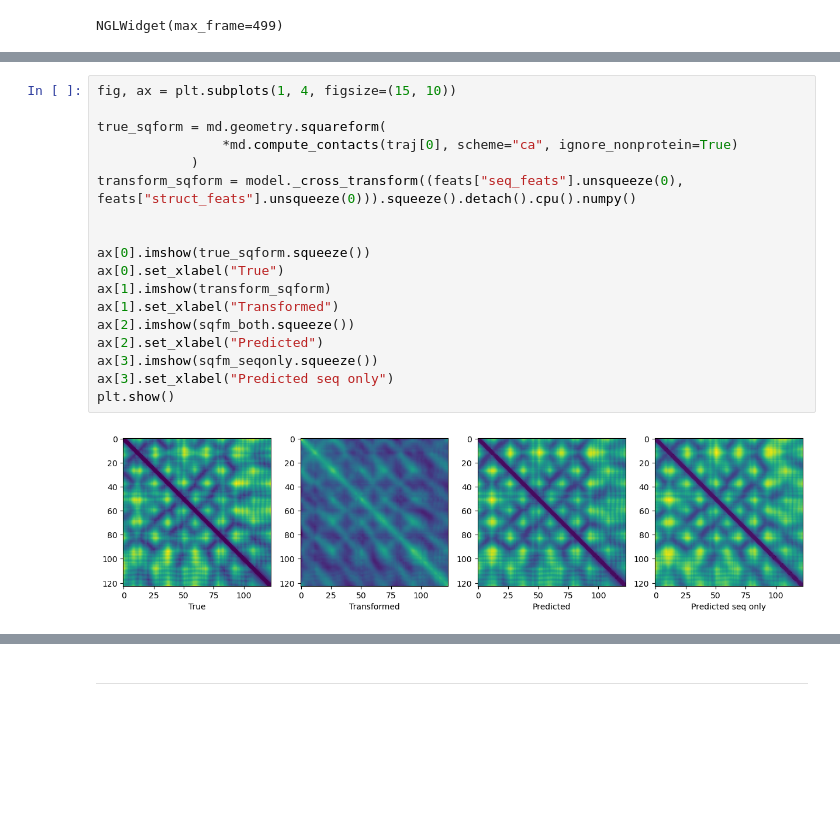
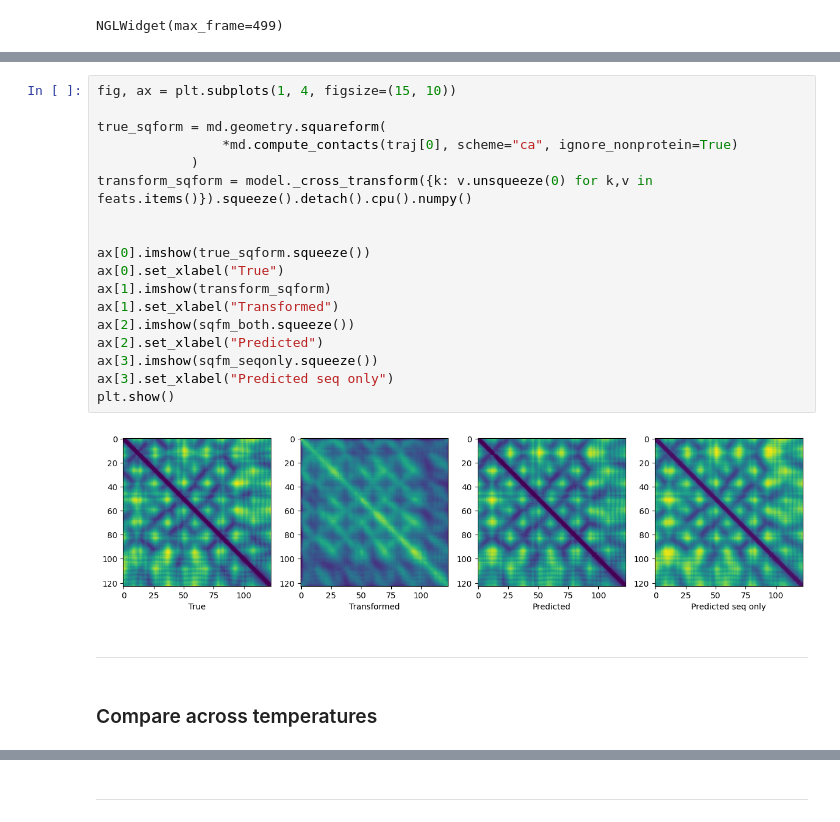
Before and after one commit to flatironinstitute/RocketSHP, a Jupyter notebook: notebooks/2.1_evaluate_model_mdcath.ipynb, the cells around one changed output, grey strips where cells are left out. Drawn from its saved outputs; the diff is of its cells as text; blank space fills up the shorter version.

```diff
--- a/notebooks/2.1_evaluate_model_mdcath.ipynb
+++ b/notebooks/2.1_evaluate_model_mdcath.ipynb
@@ -142,20 +142,24 @@ plt.show()
 # %%
 fig, ax = plt.subplots(1, 4, figsize=(15, 10))
 
 true_sqform = md.geometry.squareform(
                 *md.compute_contacts(traj[0], scheme="ca", ignore_nonprotein=True)
             )
-transform_sqform = model._cross_transform((feats["seq_feats"].unsqueeze(0), feats["struct_feats"].unsqueeze(0))).squeeze().detach().cpu().numpy()
+transform_sqform = model._cross_transform({k: v.unsqueeze(0) for k,v in feats.items()}).squeeze().detach().cpu().numpy()
 
 
 ax[0].imshow(true_sqform.squeeze())
 ax[0].set_xlabel("True")
 ax[1].imshow(transform_sqform)
 ax[1].set_xlabel("Transformed")
 ax[2].imshow(sqfm_both.squeeze())
 ax[2].set_xlabel("Predicted")
 ax[3].imshow(sqfm_seqonly.squeeze())
 ax[3].set_xlabel("Predicted seq only")
 plt.show()
 # %% [output]
-[figure, old version]
+[figure, new version]
+# %% [markdown]
+---
+# %% [markdown]
+### Compare across  temperatures
```
Also changed, not shown: parts of 10 cells of this notebook, 39 other files.
